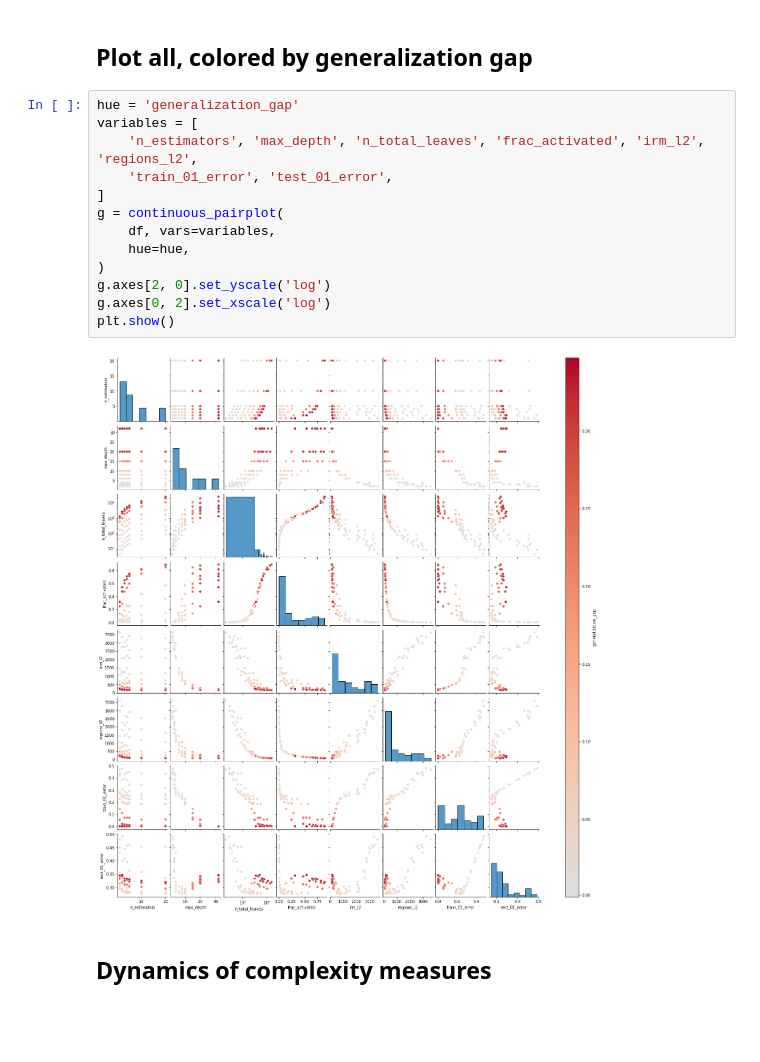
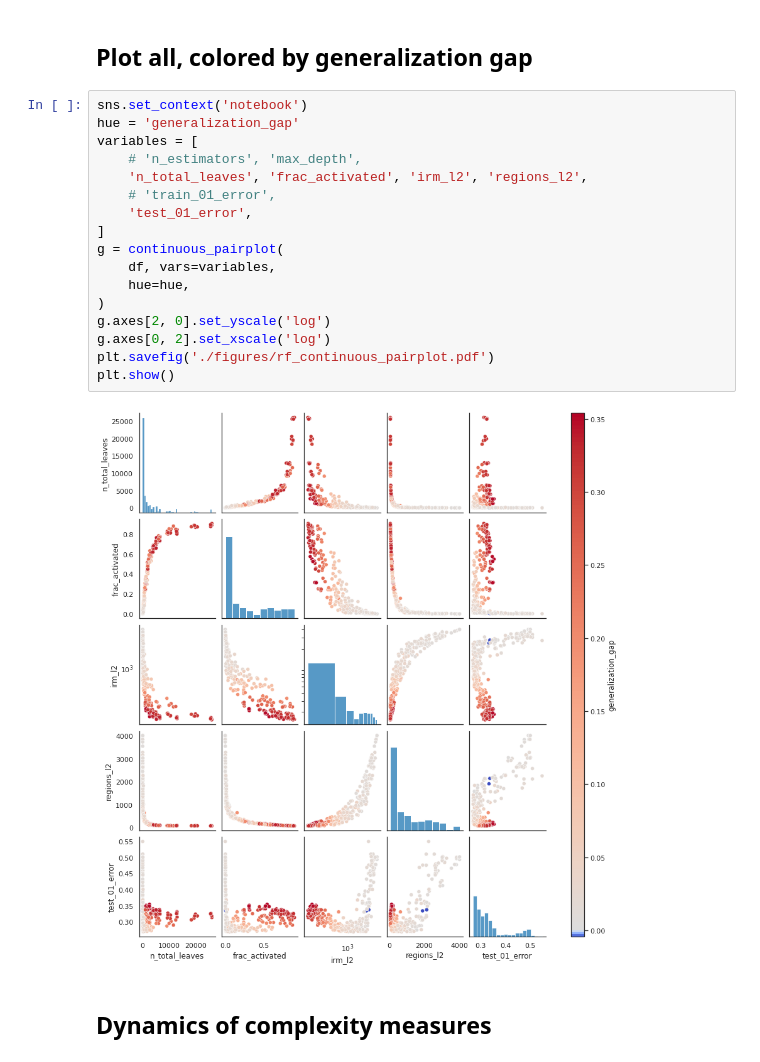
Before and after one commit to rflperry/double_descent, a Jupyter notebook: experiments/xor/plot_results.ipynb, the cells around one changed output. Drawn from its saved outputs; the diff is of its cells as text; blank space fills up the shorter version.

Commit message:
pairplots

```diff
--- a/experiments/xor/plot_results.ipynb
+++ b/experiments/xor/plot_results.ipynb
@@ -47,20 +65,24 @@ plt.show()
 # %% [markdown]
 ## Plot all, colored by generalization gap
 # %%
+sns.set_context('notebook')
 hue = 'generalization_gap'
 variables = [
-    'n_estimators', 'max_depth', 'n_total_leaves', 'frac_activated', 'irm_l2', 'regions_l2',
-    'train_01_error', 'test_01_error',
+    # 'n_estimators', 'max_depth',
+    'n_total_leaves', 'frac_activated', 'irm_l2', 'regions_l2',
+    # 'train_01_error',
+    'test_01_error',
 ]
 g = continuous_pairplot(
     df, vars=variables,
     hue=hue,
 )
 g.axes[2, 0].set_yscale('log')
 g.axes[0, 2].set_xscale('log')
+plt.savefig('./figures/rf_continuous_pairplot.pdf')
 plt.show()
 # %% [output]
-[figure, old version]
+[figure, new version]
 # %% [markdown]
 ## Dynamics of complexity measures
 # %%
```
Also changed, not shown: parts of 6 cells of this notebook, 3 other files.
